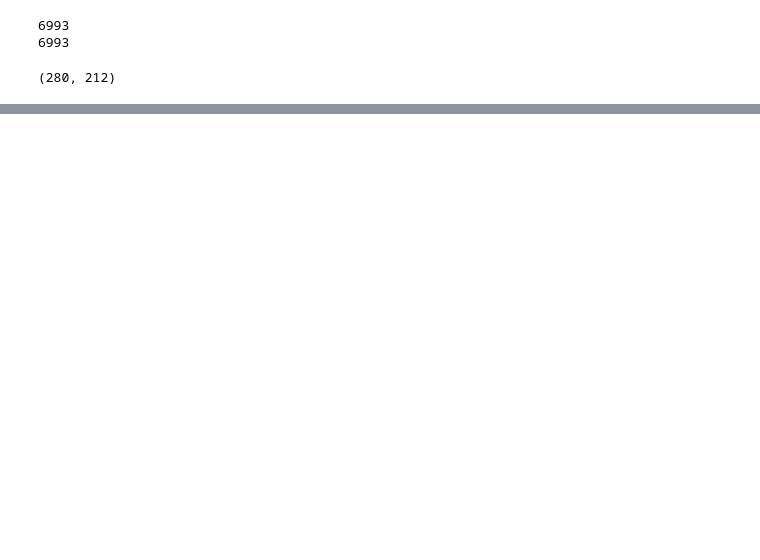
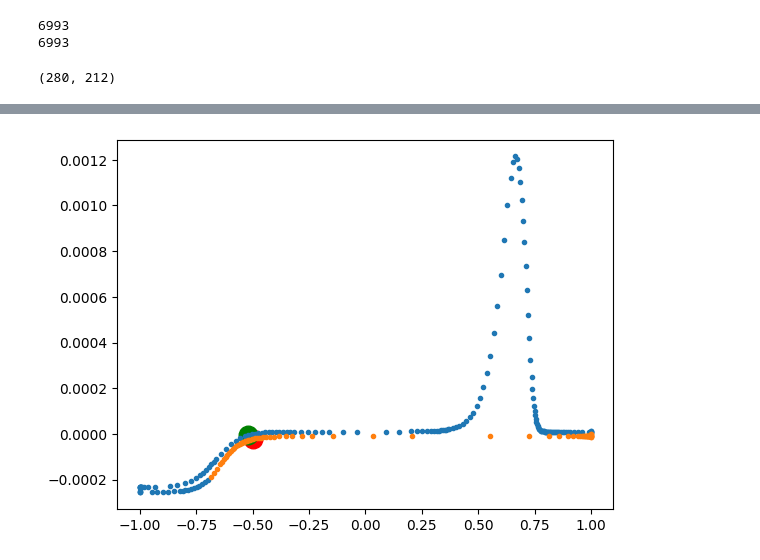
Before and after one commit to RodionGolovinsky/lessonsTimur, a Jupyter notebook: interpolation.ipynb, the cells around one changed output, grey strips where cells are left out. Drawn from its saved outputs; the diff is of its cells as text; code cells hidden in the pictures; blank space fills up the shorter version.

```diff
--- a/interpolation.ipynb
+++ b/interpolation.ipynb
@@ -44,9 +44,8 @@ print(len(all_labels))
 6993
 # %%
 lengths = []
-
 for table in all_tables:
-    if len(table) == 213:
+    if len(table) == 239:
         MINIMUM = table
     if len(table) == 280:
         MAXIMUM = table
@@ -68 +65,16 @@ min(MINIMUM.voltage)
+# %%
+from scipy.interpolate import interp1d
+
+for table in all_tables[1000:]:
+    table = table.drop_duplicates(subset=['voltage'])
+    low_index = [i for i, v in enumerate(table.voltage.tolist()[:80]) if v > -0.5][-1]
+    high_index = [i for i, v in enumerate(table.voltage.tolist()[80:]) if v < -0.5][-1] + 80
+    plt.scatter(table.voltage[low_index], table.current[low_index], c='red', s=180)
+    plt.scatter(table.voltage[high_index], table.current[high_index], c='green', s=180)
+    plt.scatter(table.voltage[80:], table.current[80:], marker='.')
+    plt.scatter(table.voltage[:80], table.current[:80], marker='.')
+    plt.show()
+    break
+# %% [output]
+[figure, added]
 # %%
```
Also changed, not shown: parts of 9 cells of this notebook, 2 other files.
